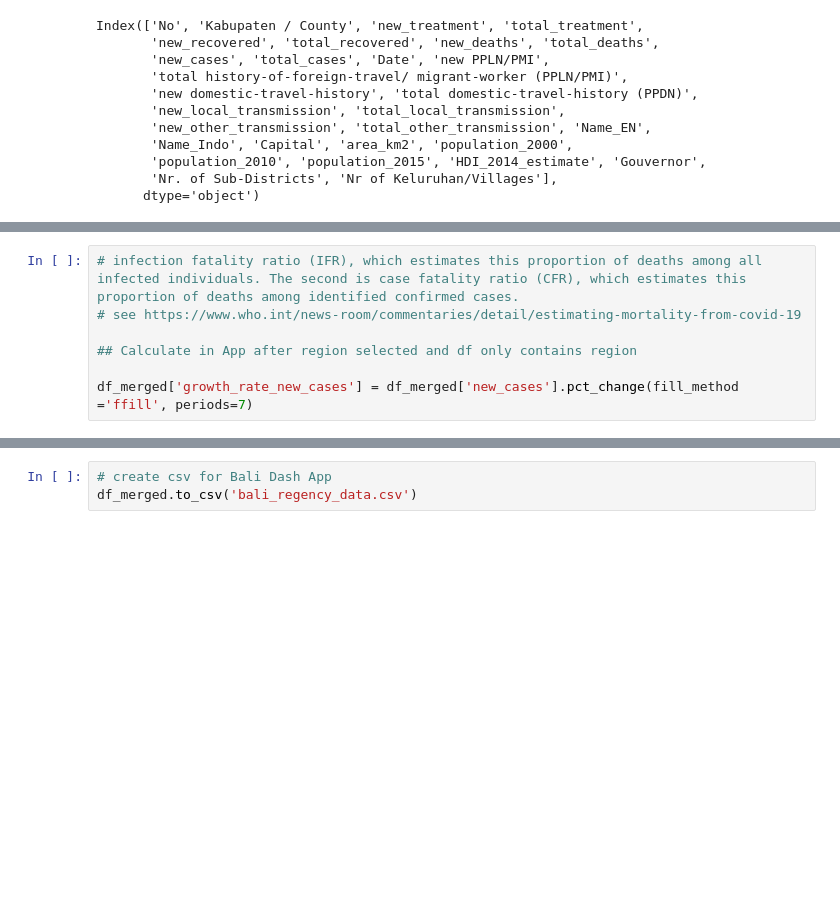
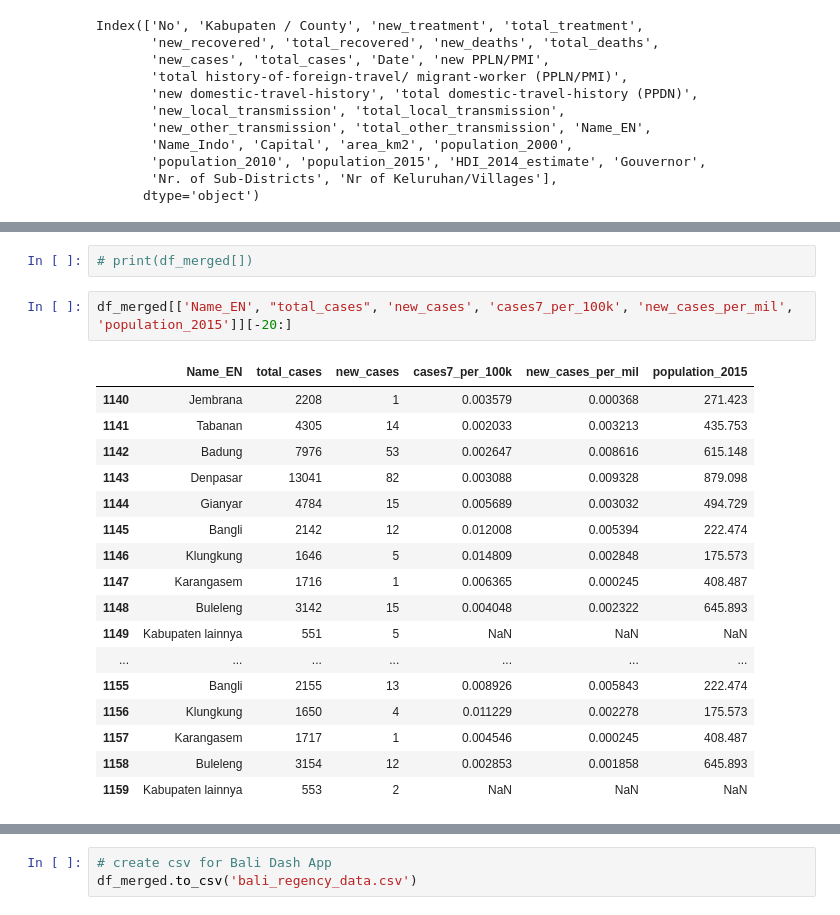
Before and after one commit to Svensone/bali-covid-app, a Jupyter notebook: data/daily_data_covid_bali_processing.ipynb, the cells around one changed output, grey strips where cells are left out. Drawn from its saved outputs; the diff is of its cells as text; blank space fills up the shorter version.

```diff
--- a/data/daily_data_covid_bali_processing.ipynb
+++ b/data/daily_data_covid_bali_processing.ipynb
@@ -340,13 +347,28 @@ df_merged['CFR'] = df_merged['CFR'].round(2)
 ## Check new created values
 ##############################
 # df_merged[['total_deaths', 'total_cases', 'total_deaths_per_100k', 'population_2015', 'total_cases_per_100k']]
-# %%
-# infection fatality ratio (IFR), which estimates this proportion of deaths among all infected individuals. The second is case fatality ratio (CFR), which estimates this proportion of deaths among identified confirmed cases.
-# see https://www.who.int/news-room/commentaries/detail/estimating-mortality-from-covid-19
-
-## Calculate in App after region selected and df only contains region
-
-df_merged['growth_rate_new_cases'] = df_merged['new_cases'].pct_change(fill_method ='ffill', periods=7)
+# %%
+# print(df_merged[])
+# %%
+df_merged[['Name_EN', "total_cases", 'new_cases', 'cases7_per_100k', 'new_cases_per_mil', 'population_2015']][-20:]
+# %% [output]
+|  | Name_EN | total_cases | new_cases | cases7_per_100k | new_cases_per_mil | population_2015 |
+| 1140 | Jembrana | 2208 | 1 | 0.003579 | 0.000368 | 271.423 |
+| 1141 | Tabanan | 4305 | 14 | 0.002033 | 0.003213 | 435.753 |
+| 1142 | Badung | 7976 | 53 | 0.002647 | 0.008616 | 615.148 |
+| 1143 | Denpasar | 13041 | 82 | 0.003088 | 0.009328 | 879.098 |
+| 1144 | Gianyar | 4784 | 15 | 0.005689 | 0.003032 | 494.729 |
+| 1145 | Bangli | 2142 | 12 | 0.012008 | 0.005394 | 222.474 |
+| 1146 | Klungkung | 1646 | 5 | 0.014809 | 0.002848 | 175.573 |
+| 1147 | Karangasem | 1716 | 1 | 0.006365 | 0.000245 | 408.487 |
+| 1148 | Buleleng | 3142 | 15 | 0.004048 | 0.002322 | 645.893 |
+| 1149 | Kabupaten lainnya | 551 | 5 | NaN | NaN | NaN |
+| ... | ... | ... | ... | ... | ... | ... |
+| 1155 | Bangli | 2155 | 13 | 0.008926 | 0.005843 | 222.474 |
+| 1156 | Klungkung | 1650 | 4 | 0.011229 | 0.002278 | 175.573 |
+| 1157 | Karangasem | 1717 | 1 | 0.004546 | 0.000245 | 408.487 |
+| 1158 | Buleleng | 3154 | 12 | 0.002853 | 0.001858 | 645.893 |
+| 1159 | Kabupaten lainnya | 553 | 2 | NaN | NaN | NaN |
 # %%
 ## add id from geojson file
 geojson_bali = 'new_bali_id.geojson'
```
Also changed, not shown: parts of 54 cells of this notebook, 12 other files.
